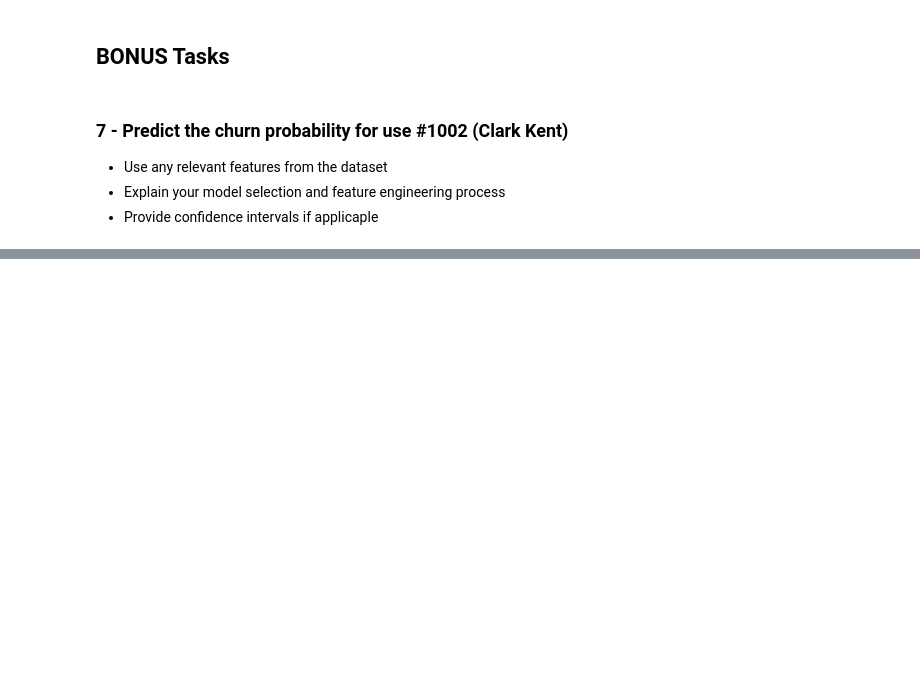
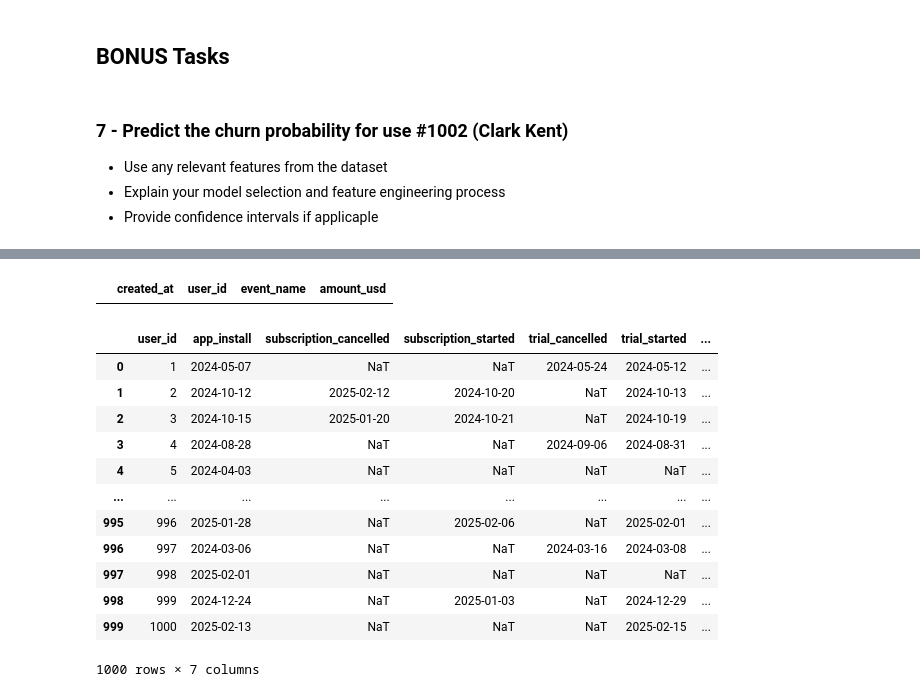
Before and after one commit to euphratesk/cornP, a Jupyter notebook: Case-Study PapCorns.ipynb, the cells around one changed output, grey strips where cells are left out. Drawn from its saved outputs; the diff is of its cells as text; code cells hidden in the pictures; blank space fills up the shorter version.

```diff
--- a/Case-Study PapCorns.ipynb
+++ b/Case-Study PapCorns.ipynb
@@ -694,0 +612,2 @@ df_pivot
+# %%
+filtered_df = events_df[events_df['event_name']!='subscription_renewed']
@@ -694,0 +625,26 @@ df_pivot
+# %%
+df_pivot_no_renewed = filtered_df.pivot_table(index='user_id', columns='event_name', values='created_at')
+# %%
+df_pivot_no_renewed = df_pivot_no_renewed.reset_index()
+# %%
+events_df[events_df['user_id']==1002]
+# %% [output]
+|  | created_at | user_id | event_name | amount_usd |
+# %%
+df_final = df_pivot_no_renewed.merge(df_subscription_renewed, on='user_id', how='inner')
+# %%
+df_final
+# %% [output]
+|  | user_id | app_install | subscription_cancelled | subscription_started | trial_cancelled | trial_started | ... |
+| 0 | 1 | 2024-05-07 | NaT | NaT | 2024-05-24 | 2024-05-12 | ... |
+| 1 | 2 | 2024-10-12 | 2025-02-12 | 2024-10-20 | NaT | 2024-10-13 | ... |
+| 2 | 3 | 2024-10-15 | 2025-01-20 | 2024-10-21 | NaT | 2024-10-19 | ... |
+| 3 | 4 | 2024-08-28 | NaT | NaT | 2024-09-06 | 2024-08-31 | ... |
+| 4 | 5 | 2024-04-03 | NaT | NaT | NaT | NaT | ... |
+| ... | ... | ... | ... | ... | ... | ... | ... |
+| 995 | 996 | 2025-01-28 | NaT | 2025-02-06 | NaT | 2025-02-01 | ... |
+| 996 | 997 | 2024-03-06 | NaT | NaT | 2024-03-16 | 2024-03-08 | ... |
+| 997 | 998 | 2025-02-01 | NaT | NaT | NaT | NaT | ... |
+| 998 | 999 | 2024-12-24 | NaT | 2025-01-03 | NaT | 2024-12-29 | ... |
+| 999 | 1000 | 2025-02-13 | NaT | NaT | NaT | 2025-02-15 | ... |
+1000 rows × 7 columns
```
Also changed, not shown: parts of 33 cells of this notebook.
